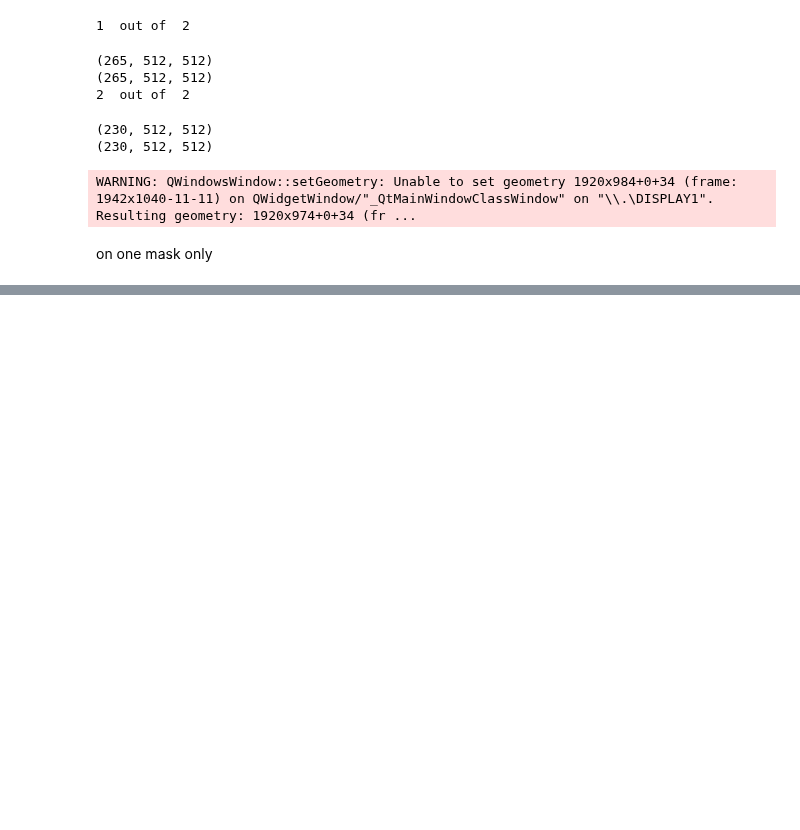
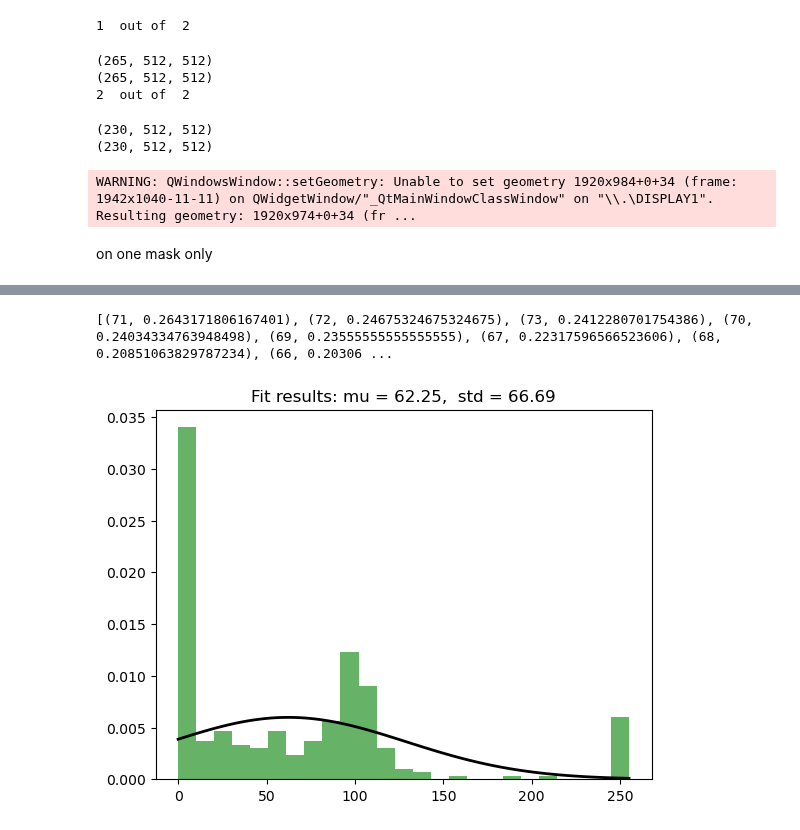
Before and after one commit to DangerousWizardry/angioscans-vascular-3d-reconstruction, a Jupyter notebook: anomaly_detection.ipynb, the cells around one changed output, grey strips where cells are left out. Cells and saved outputs as stored; diff of their text form; code cells hidden in the pictures; blank space fills up the shorter version.

Commit message:
beginning of test stats for distributions

```diff
--- a/anomaly_detection.ipynb
+++ b/anomaly_detection.ipynb
@@ -239,0 +246,5 @@ on one mask only
+# %%
+# np.save(Path("temp/arteries.npy"), arteries)
+# np.save(Path("temp/ellipses.npy"), new_ellipses3D)
+arteries = np.load(Path("temp/arteries_min_max.npy"))
+ellipses3D = np.load(Path("temp/ellipses.npy"))
@@ -239,0 +253,7 @@ on one mask only
+# %%
+arteries_only = np.where(ellipses3D == 255, arteries, np.nan)
+arteries_only_flatten = arteries_only.reshape(arteries_only.shape[0], arteries_only.shape[1]*arteries_only.shape[2])
+list_values=[]
+for slice in arteries_only_flatten:
+    slice = list(slice[np.logical_not(np.isnan(slice))]) # remove nan
+    list_values.append(slice)
@@ -239,0 +290,4 @@ on one mask only
+# %%
+print(find_calcifications(list_values, 5))
+# %% [output]
+[(71, 0.2643171806167401), (72, 0.24675324675324675), (73, 0.2412280701754386), (70, 0.24034334763948498), (69, 0.23555555555555555), (67, 0.22317596566523606), (68, 0.20851063829787234), (66, 0.20306 ...
@@ -239,0 +296,22 @@ on one mask only
+# %%
+# fit a normal distribution on the points on each slice
+from scipy.stats import norm
+
+my_slice = list_values[120]
+
+# fit a normal distribution
+mu, std = norm.fit(my_slice)
+plt.hist(my_slice, bins=25, density=True, alpha=0.6, color='g')
+
+# Plot
+xmin = 0
+xmax = 255
+x = np.linspace(xmin, xmax, 100)
+p = norm.pdf(x, mu, std)
+plt.plot(x, p, 'k', linewidth=2)
+title = "Fit results: mu = %.2f,  std = %.2f" % (mu, std)
+plt.title(title)
+
+plt.show()
+# %% [output]
+[figure, added]
```
Also changed, not shown: parts of 12 cells of this notebook.
